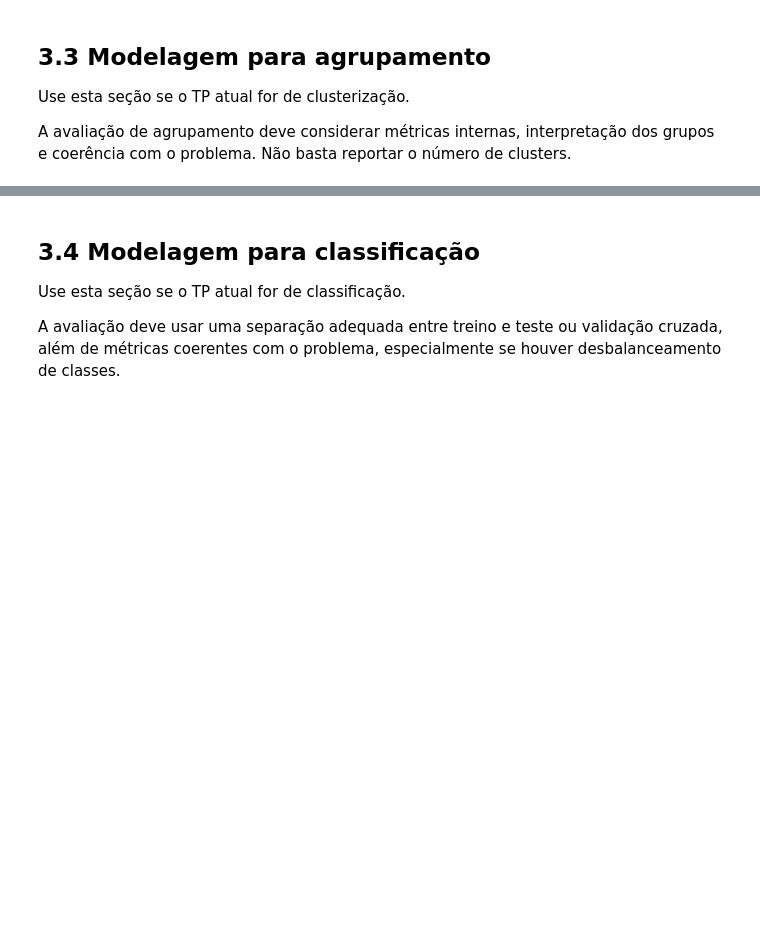
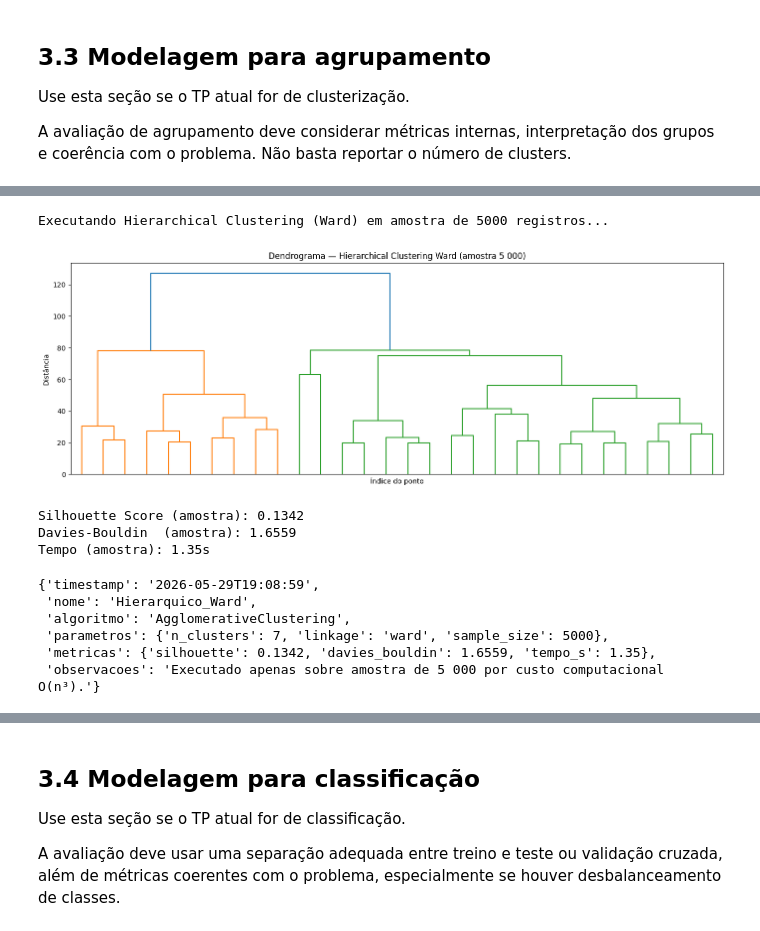
Before and after one commit to carolinabarcellos/TP-2-Mineracao, a Jupyter notebook: TP2_Fase3_Grupo1.ipynb, the cells around one changed output, grey strips where cells are left out. Cells and saved outputs as stored; diff of their text form; code cells hidden in the pictures; blank space fills up the shorter version.

```diff
--- a/TP2_Fase3_Grupo1.ipynb
+++ b/TP2_Fase3_Grupo1.ipynb
@@ -1038,0 +1245,56 @@ def executar_agrupamento_basico(X: pd.DataFrame):
+# %%
+# Hierarchical Clustering (Ward)
+from sklearn.cluster import AgglomerativeClustering
+from scipy.cluster.hierarchy import dendrogram, linkage
+
+SAMPLE_SIZE = 5_000
+print(f"Executando Hierarchical Clustering (Ward) em amostra de {SAMPLE_SIZE} registros...")
+
+# Amostra aleatória reprodutível
+np.random.seed(RANDOM_STATE)
+idx_sample = np.random.choice(len(X), size=SAMPLE_SIZE, replace=False)
+X_sample = X.iloc[idx_sample] if hasattr(X, "iloc") else X[idx_sample]
+
+# Dendrograma (linkage sobre a amostra)
+Z = linkage(X_sample, method="ward")
+plt.figure(figsize=(14, 5))
+dendrogram(Z, no_labels=True, truncate_mode="lastp", p=30, color_threshold=0.7 * max(Z[:, 2]))
+plt.title("Dendrograma — Hierarchical Clustering Ward (amostra 5 000)")
+plt.xlabel("Índice do ponto")
+plt.ylabel("Distância")
+plt.tight_layout()
+plt.savefig(os.path.join(OUTPUT_DIR, "dendrograma.png"), dpi=120, bbox_inches="tight")
+plt.show()
+
+# Agglomerative com k=K_FINAL para comparação
+t0 = time.time()
+hierarq = AgglomerativeClustering(n_clusters=K_FINAL, linkage="ward")
+labels_hier_sample = hierarq.fit_predict(X_sample)
+t_hier = time.time() - t0
+
+sil_hier = silhouette_score(X_sample, labels_hier_sample)
+db_hier  = davies_bouldin_score(X_sample, labels_hier_sample)
+
+print(f"Silhouette Score (amostra): {sil_hier:.4f}")
+print(f"Davies-Bouldin  (amostra): {db_hier:.4f}")
+print(f"Tempo (amostra): {t_hier:.2f}s")
+
+registrar_experimento(
+    nome="Hierarquico_Ward",
+    algoritmo="AgglomerativeClustering",
+    parametros={"n_clusters": K_FINAL, "linkage": "ward", "sample_size": SAMPLE_SIZE},
+    metricas={"silhouette": round(sil_hier, 4), "davies_bouldin": round(db_hier, 4), "tempo_s": round(t_hier, 2)},
+    observacoes="Executado apenas sobre amostra de 5 000 por custo computacional O(n³)."
+)
+# %% [output]
+Executando Hierarchical Clustering (Ward) em amostra de 5000 registros...
+[figure, added]
+Silhouette Score (amostra): 0.1342
+Davies-Bouldin  (amostra): 1.6559
+Tempo (amostra): 1.35s
+{'timestamp': '2026-05-29T19:08:59',
+ 'nome': 'Hierarquico_Ward',
+ 'algoritmo': 'AgglomerativeClustering',
+ 'parametros': {'n_clusters': 7, 'linkage': 'ward', 'sample_size': 5000},
+ 'metricas': {'silhouette': 0.1342, 'davies_bouldin': 1.6559, 'tempo_s': 1.35},
+ 'observacoes': 'Executado apenas sobre amostra de 5 000 por custo computacional O(n³).'}
```
Also changed, not shown: parts of 16 cells of this notebook, 6 other files.
